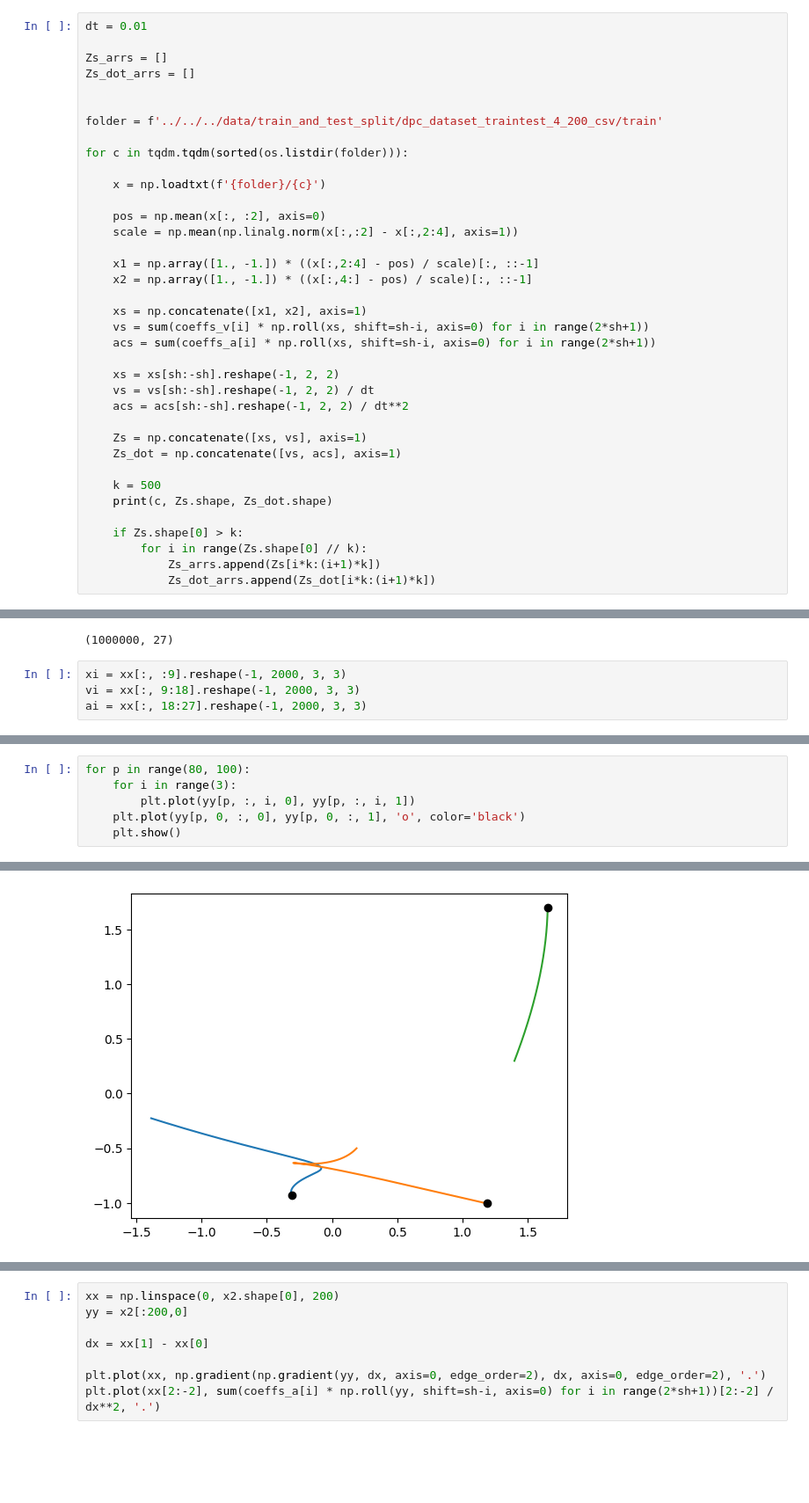
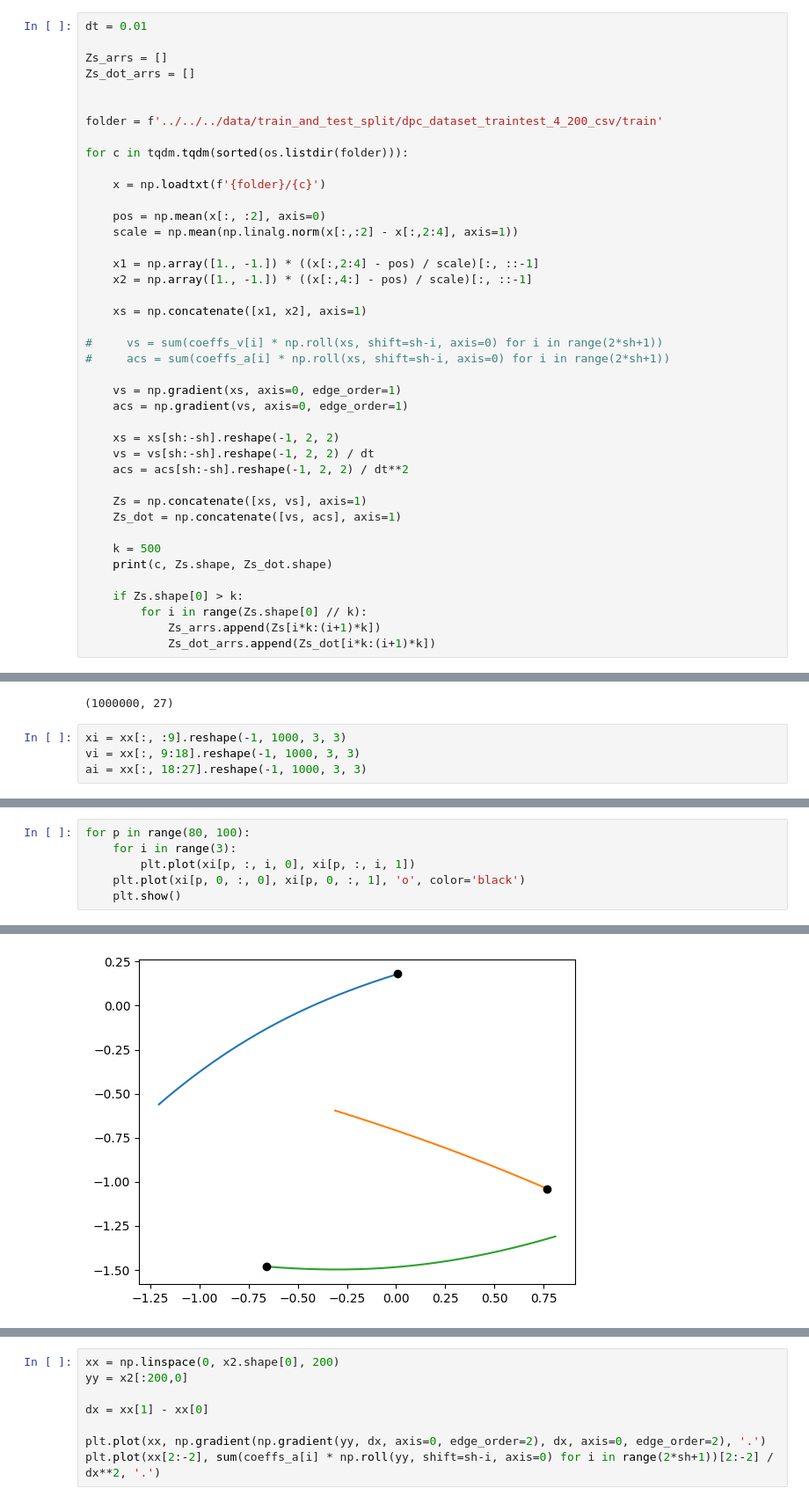
Before and after one commit to HoangCongDuc/bpignn, a Jupyter notebook: data/pendulum-n2/data_extract.ipynb, the cells around one changed output, grey strips where cells are left out. Shown at 88% size. Drawn from its saved outputs; the diff is of its cells as text; blank space fills up the shorter version.

```diff
--- a/data/pendulum-n2/data_extract.ipynb
+++ b/data/pendulum-n2/data_extract.ipynb
@@ -99,8 +107,12 @@ for c in tqdm.tqdm(sorted(os.listdir(folder))):
     x2 = np.array([1., -1.]) * ((x[:,4:] - pos) / scale)[:, ::-1]
 
     xs = np.concatenate([x1, x2], axis=1)
-    vs = sum(coeffs_v[i] * np.roll(xs, shift=sh-i, axis=0) for i in range(2*sh+1))
-    acs = sum(coeffs_a[i] * np.roll(xs, shift=sh-i, axis=0) for i in range(2*sh+1))
+
+#     vs = sum(coeffs_v[i] * np.roll(xs, shift=sh-i, axis=0) for i in range(2*sh+1))
+#     acs = sum(coeffs_a[i] * np.roll(xs, shift=sh-i, axis=0) for i in range(2*sh+1))
+
+    vs = np.gradient(xs, axis=0, edge_order=1)
+    acs = np.gradient(vs, axis=0, edge_order=1)
 
     xs = xs[sh:-sh].reshape(-1, 2, 2)
     vs = vs[sh:-sh].reshape(-1, 2, 2) / dt
@@ -220,9 +217,9 @@ xx.shape
 # %% [output]
 (1000000, 27)
 # %%
-xi = xx[:, :9].reshape(-1, 2000, 3, 3)
-vi = xx[:, 9:18].reshape(-1, 2000, 3, 3)
-ai = xx[:, 18:27].reshape(-1, 2000, 3, 3)
+xi = xx[:, :9].reshape(-1, 1000, 3, 3)
+vi = xx[:, 9:18].reshape(-1, 1000, 3, 3)
+ai = xx[:, 18:27].reshape(-1, 1000, 3, 3)
 # %%
 yy.shape
 # %% [output]
@@ -230,7 +227,7 @@ yy.shape
 # %%
 for p in range(80, 100):
     for i in range(3):
-        plt.plot(yy[p, :, i, 0], yy[p, :, i, 1])
-    plt.plot(yy[p, 0, :, 0], yy[p, 0, :, 1], 'o', color='black')
+        plt.plot(xi[p, :, i, 0], xi[p, :, i, 1])
+    plt.plot(xi[p, 0, :, 0], xi[p, 0, :, 1], 'o', color='black')
     plt.show()
 # %% [output]
@@ -242 +239 @@ for p in range(80, 100):
-[figure, old version]
+[figure, new version]
```
Also changed, not shown: parts of 11 cells of this notebook, 31 other files.
